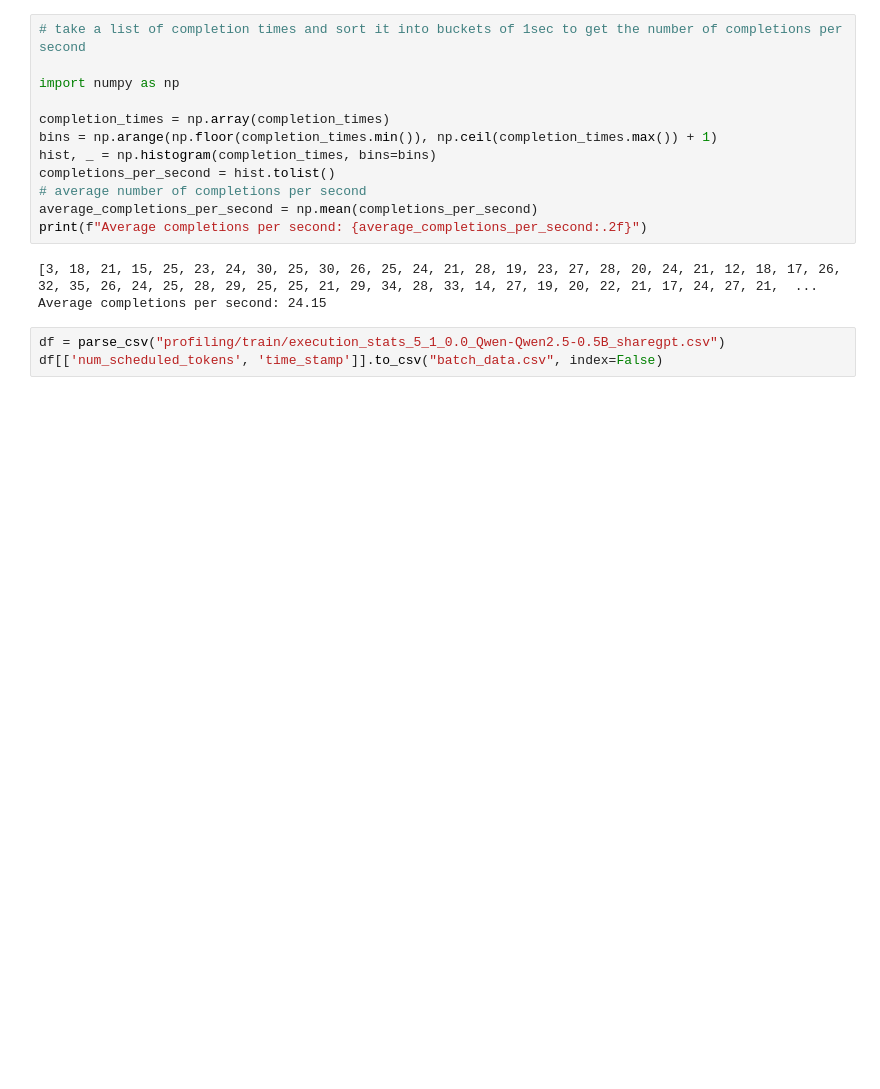
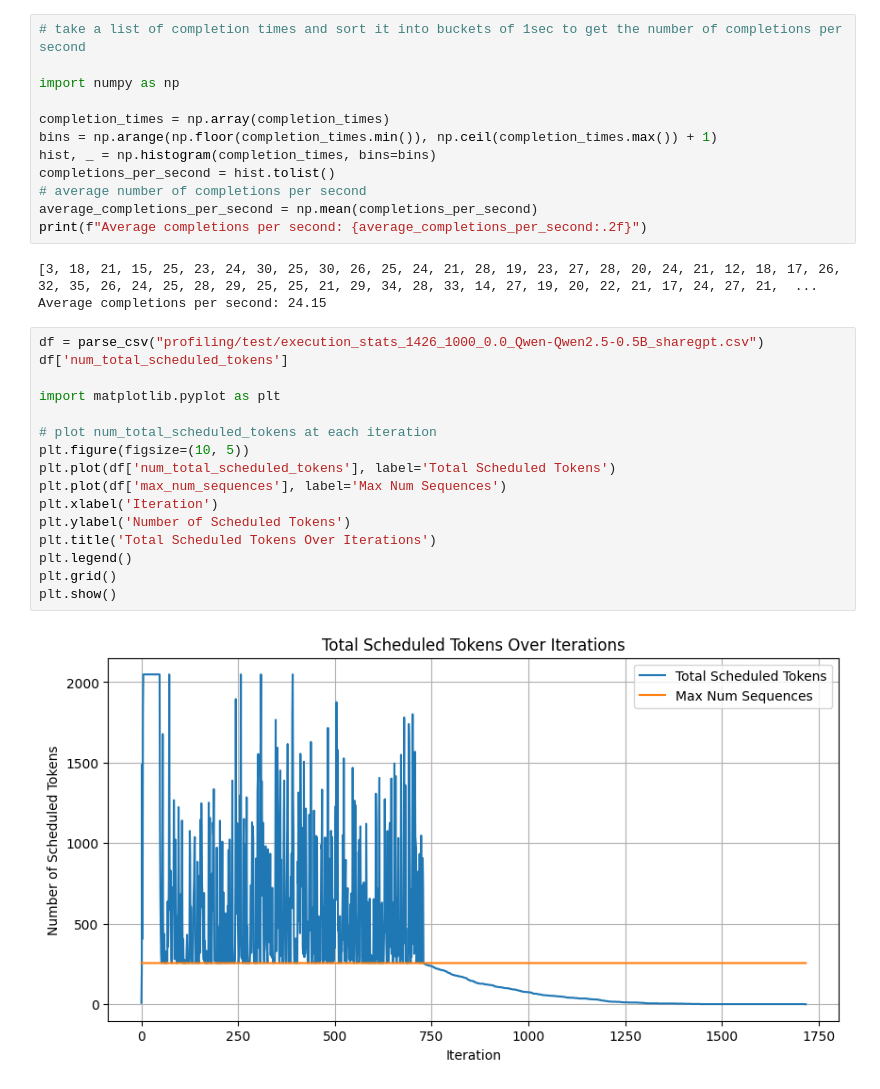
Before and after one commit to inference-sim/pytools, a Jupyter notebook: experiments/predict_model_execute.ipynb, the cells around one changed output. Saved outputs shown, nothing was run; the diff lists cells and outputs as text; blank space fills up the shorter version.

```diff
--- a/experiments/predict_model_execute.ipynb
+++ b/experiments/predict_model_execute.ipynb
@@ -5190,5 +5190,20 @@ print(f"Average completions per second: {average_completions_per_second:.2f}")
 [3, 18, 21, 15, 25, 23, 24, 30, 25, 30, 26, 25, 24, 21, 28, 19, 23, 27, 28, 20, 24, 21, 12, 18, 17, 26, 32, 35, 26, 24, 25, 28, 29, 25, 25, 21, 29, 34, 28, 33, 14, 27, 19, 20, 22, 21, 17, 24, 27, 21,  ...
 Average completions per second: 24.15
 # %%
-df = parse_csv("profiling/train/execution_stats_5_1_0.0_Qwen-Qwen2.5-0.5B_sharegpt.csv")
-df[['num_scheduled_tokens', 'time_stamp']].to_csv("batch_data.csv", index=False)
+df = parse_csv("profiling/test/execution_stats_1426_1000_0.0_Qwen-Qwen2.5-0.5B_sharegpt.csv")
+df['num_total_scheduled_tokens']
+
+import matplotlib.pyplot as plt
+
+# plot num_total_scheduled_tokens at each iteration
+plt.figure(figsize=(10, 5))
+plt.plot(df['num_total_scheduled_tokens'], label='Total Scheduled Tokens')
+plt.plot(df['max_num_sequences'], label='Max Num Sequences')
+plt.xlabel('Iteration')
+plt.ylabel('Number of Scheduled Tokens')
+plt.title('Total Scheduled Tokens Over Iterations')
+plt.legend()
+plt.grid()
+plt.show()
+# %% [output]
+[figure, added]
```
Also changed, not shown: parts of 4 cells of this notebook, 2 other files.
